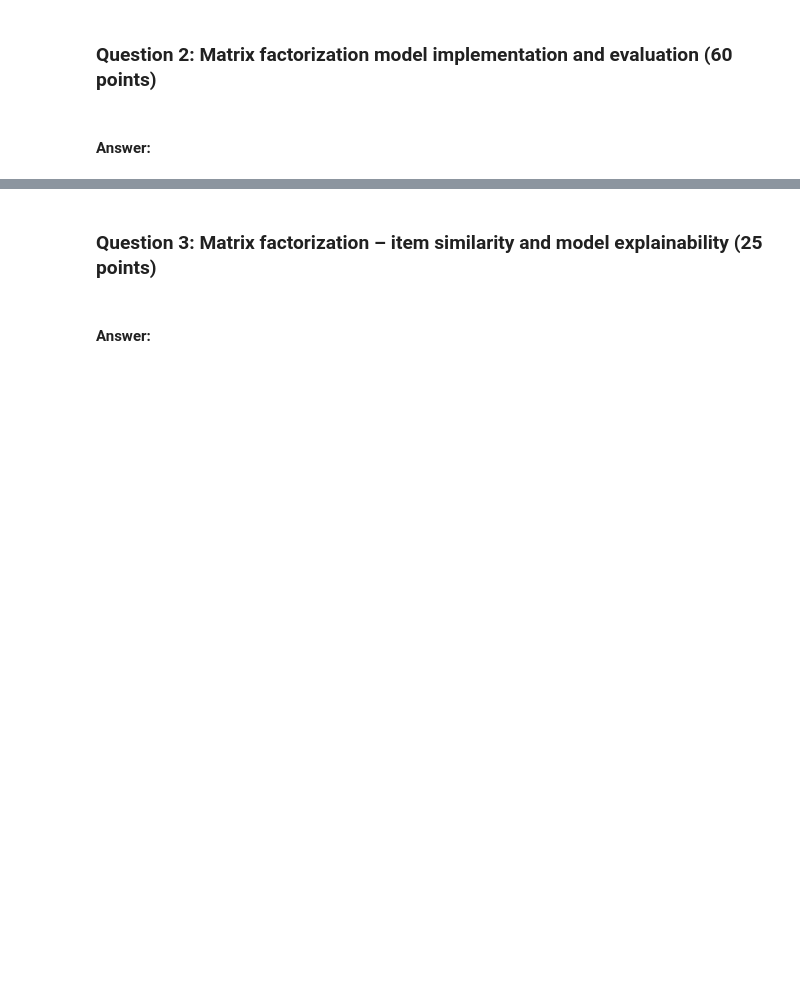
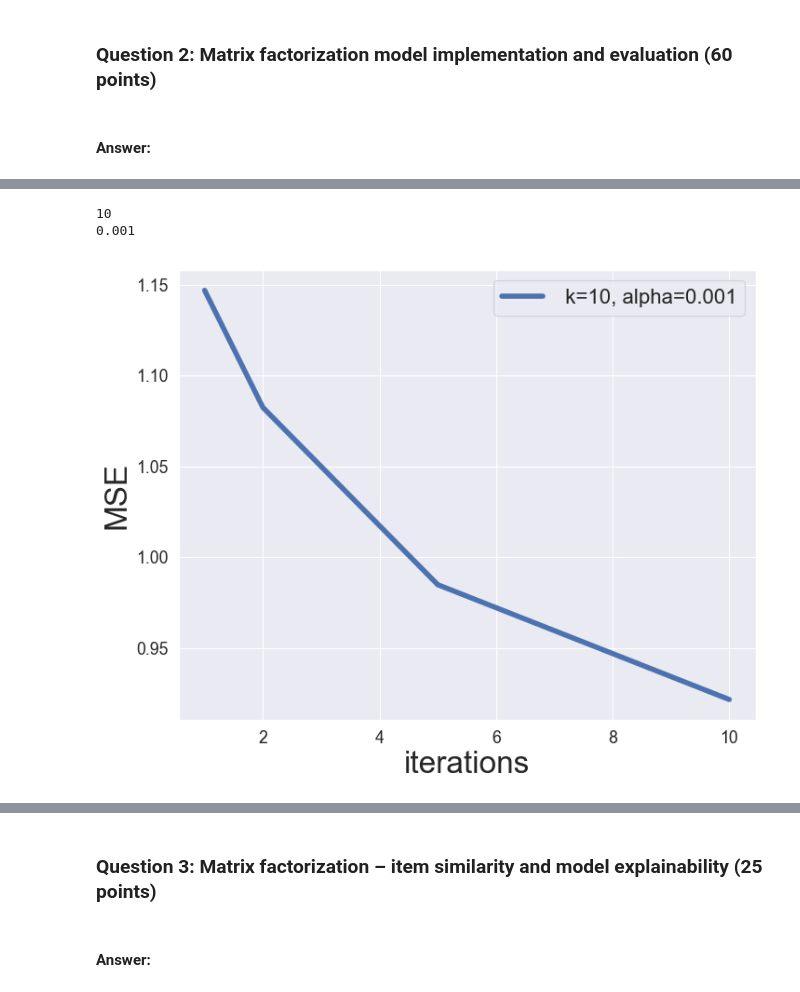
Before and after one commit to Nesher123/Recommendation-Systems, a Jupyter notebook: HW1/204502926_000000000.ipynb, the cells around one changed output, grey strips where cells are left out. Cells and saved outputs as stored; diff of their text form; code cells hidden in the pictures; blank space fills up the shorter version.

```diff
--- a/HW1/204502926_000000000.ipynb
+++ b/HW1/204502926_000000000.ipynb
@@ -266,5 +321,0 @@ def get_mse(pred, actual):
-# %%
-MF_ALS = ExplicitMF(train, n_factors=40, \
-                    user_reg=0.0, item_reg=0.0)
-iter_array = [1, 2, 5, 10, 25, 50, 100]
-MF_ALS.calculate_learning_curve(iter_array, test)
@@ -292,0 +413,20 @@ plot_learning_curve(iter_array, MF_ALS)
+# %%
+sns.set()
+
+plt.figure(num=None, figsize=(10, 8), dpi=80, facecolor='w', edgecolor='k')
+
+model, k, learning_rate = MF_SGD_list[0]
+print(k)
+print(learning_rate)
+plt.plot(iter_array, model.training_mse, label=f" k={k}, alpha={learning_rate}", linewidth=5)
+
+plt.xticks(fontsize=16);
+plt.yticks(fontsize=16);
+plt.xlabel('iterations', fontsize=30);
+plt.ylabel('MSE', fontsize=30);
+#   plt.title(title)
+plt.legend(loc='best', fontsize=20);
+# %% [output]
+10
+0.001
+[figure, added]
```
Also changed, not shown: parts of 20 cells of this notebook.
